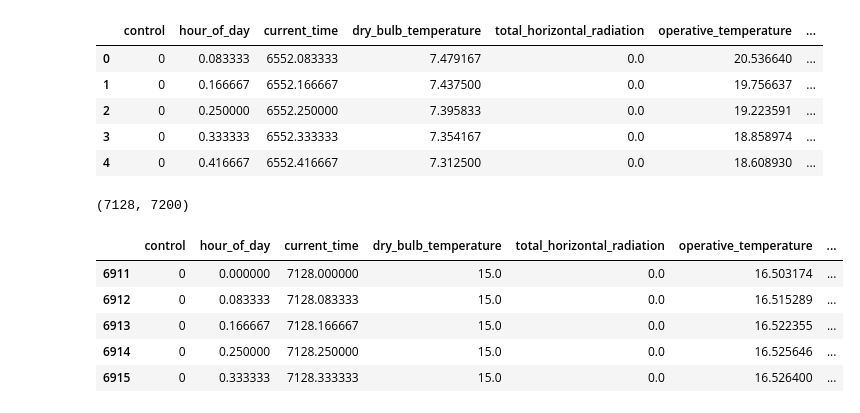
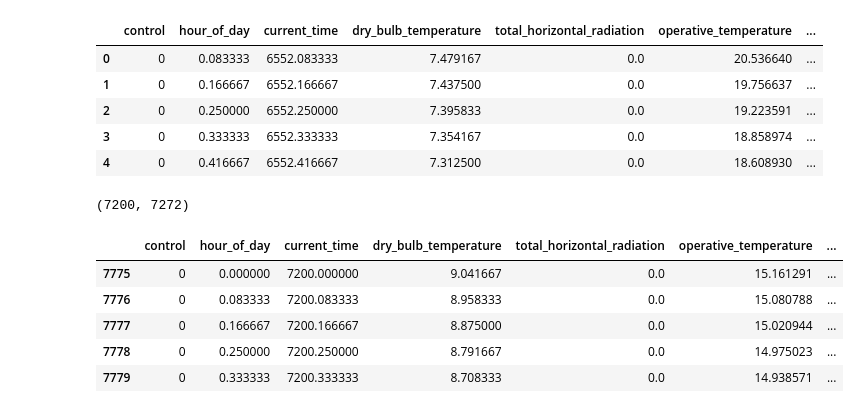
Before and after one commit to ClLuisa/DTFS, a Jupyter notebook: visualization.ipynb, the cells around one changed output. Drawn from its saved outputs; the diff is of its cells as text; code cells hidden in the pictures.

```diff
--- a/visualization.ipynb
+++ b/visualization.ipynb
@@ -60,25 +60,25 @@ data.head()
 | 3 | 0 | 0.333333 | 6552.333333 | 7.354167 | 0.0 | 18.858974 | ... |
 | 4 | 0 | 0.416667 | 6552.416667 | 7.312500 | 0.0 | 18.608930 | ... |
 # %%
-WEEK_NUMBER = 100
+WEEK_NUMBER = 101
 
 week_length = 24*3
 
 week_interval = ((WEEK_NUMBER - 1) * week_length, WEEK_NUMBER * week_length)
 
 print(week_interval)
 
 filtered_data = data[(data['current_time'] >= week_interval[0]) & (data['current_time'] < week_interval[1])]
 
 filtered_data.head()
 # %% [output]
-(7128, 7200)
+(7200, 7272)
 |  | control | hour_of_day | current_time | dry_bulb_temperature | total_horizontal_radiation | operative_temperature | ... |
-| 6911 | 0 | 0.000000 | 7128.000000 | 15.0 | 0.0 | 16.503174 | ... |
-| 6912 | 0 | 0.083333 | 7128.083333 | 15.0 | 0.0 | 16.515289 | ... |
-| 6913 | 0 | 0.166667 | 7128.166667 | 15.0 | 0.0 | 16.522355 | ... |
-| 6914 | 0 | 0.250000 | 7128.250000 | 15.0 | 0.0 | 16.525646 | ... |
-| 6915 | 0 | 0.333333 | 7128.333333 | 15.0 | 0.0 | 16.526400 | ... |
+| 7775 | 0 | 0.000000 | 7200.000000 | 9.041667 | 0.0 | 15.161291 | ... |
+| 7776 | 0 | 0.083333 | 7200.083333 | 8.958333 | 0.0 | 15.080788 | ... |
+| 7777 | 0 | 0.166667 | 7200.166667 | 8.875000 | 0.0 | 15.020944 | ... |
+| 7778 | 0 | 0.250000 | 7200.250000 | 8.791667 | 0.0 | 14.975023 | ... |
+| 7779 | 0 | 0.333333 | 7200.333333 | 8.708333 | 0.0 | 14.938571 | ... |
 # %%
 import matplotlib.dates as mdates
 import matplotlib.transforms as transforms
```
Also changed, not shown: parts of 4 cells of this notebook, 6 other files.
